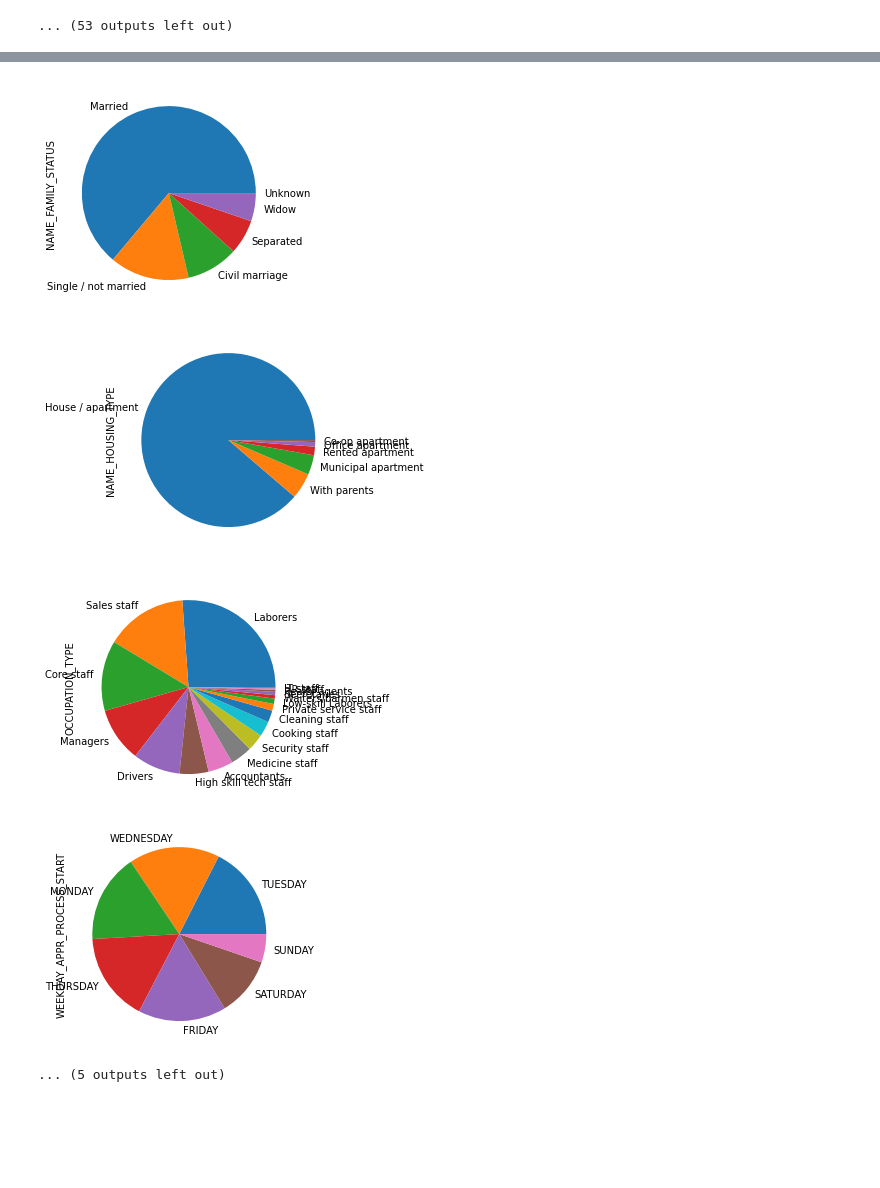
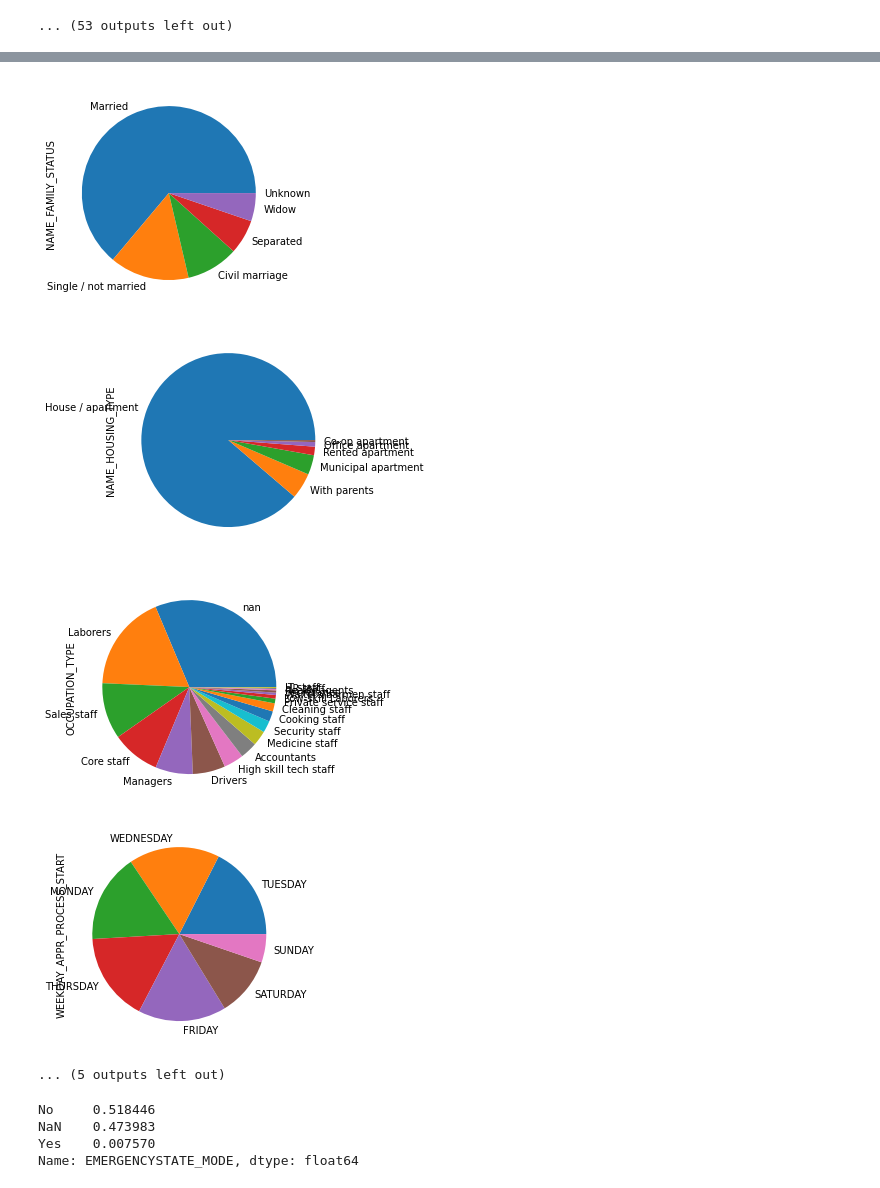
Before and after one commit to jiangwei4/HomeCreditML, a Jupyter notebook: HomeCreditML.ipynb, the cells around one changed output, grey strips where cells are left out. Cells and saved outputs as stored; diff of their text form; code cells hidden in the pictures; blank space fills up the shorter version.

```diff
--- a/HomeCreditML.ipynb
+++ b/HomeCreditML.ipynb
@@ -32,7 +33,7 @@ COMMONAREA_MEDI                0.698723
 Length: 122, dtype: float64
 # %%
 #on suppr toutes les colonnes à plus de 90% de val manquante
-df = df[df.columns[(dataSet.isna().sum()/df.shape[0]) < 0.9]]
+df = df[df.columns[(df.isna().sum()/df.shape[0]) < 0.9]]
 # %% [markdown]
 # Variables du csv
 # %%
@@ -64,34 +65,41 @@ for col in df.select_dtypes('float'):
 for col in df.select_dtypes('object'):
     print(f'{col :-<40} => {df[col].unique()}')
     plt.figure()
-    df[col].value_counts().plot.pie()
+    df[col].value_counts(normalize=True, dropna=False).plot.pie()
 # %% [output]
 NAME_CONTRACT_TYPE---------------------- => ['Cash loans' 'Revolving loans']
 CODE_GENDER----------------------------- => ['M' 'F' 'XNA']
 FLAG_OWN_CAR---------------------------- => ['N' 'Y']
 FLAG_OWN_REALTY------------------------- => ['Y' 'N']
 NAME_TYPE_SUITE------------------------- => ['Unaccompanied' 'Family' 'Spouse, partner' 'Children' 'Other_A' nan
  'Other_B' 'Group of people']
 NAME_INCOME_TYPE------------------------ => ['Working' 'State servant' 'Commercial associate' 'Pensioner' 'Unemployed'
  'Student' 'Businessman' 'Maternity leave']
 NAME_EDUCATION_TYPE--------------------- => ['Secondary / secondary special' 'Higher education' 'Incomplete higher'
  'Lower secondary' 'Academic degree']
 NAME_FAMILY_STATUS---------------------- => ['Single / not married' 'Married' 'Civil marriage' 'Widow' 'Separated'
  'Unknown']
 ... (22 lines left out)
  'not specified']
 HOUSETYPE_MODE-------------------------- => ['block of flats' nan 'terraced house' 'specific housing']
 WALLSMATERIAL_MODE---------------------- => ['Stone, brick' 'Block' nan 'Panel' 'Mixed' 'Wooden' 'Others' 'Monolithic']
 EMERGENCYSTATE_MODE--------------------- => ['No' nan 'Yes']
 [figure]
 [figure]
 [figure]
 [figure]
 [figure]
 [figure]
 [figure]
 [figure]
 [figure]
-[figure, old version]
+[figure, new version]
 [figure]
 ... (5 outputs left out)
+# %%
+df['EMERGENCYSTATE_MODE'].value_counts(normalize=True, dropna=False)
+# %% [output]
+No     0.518446
+NaN    0.473983
+Yes    0.007570
+Name: EMERGENCYSTATE_MODE, dtype: float64
```
Also changed, not shown: parts of 12 cells of this notebook.
